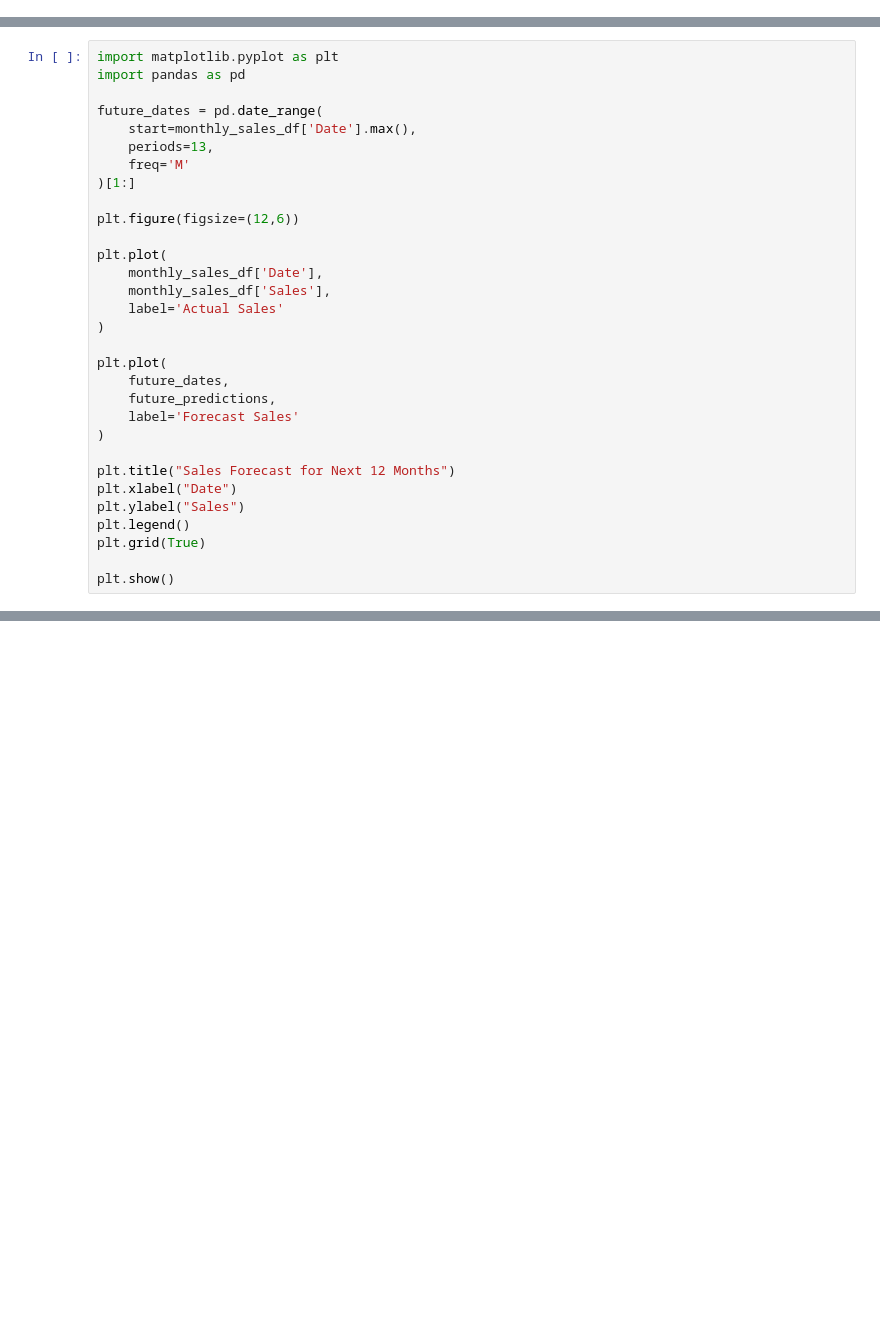
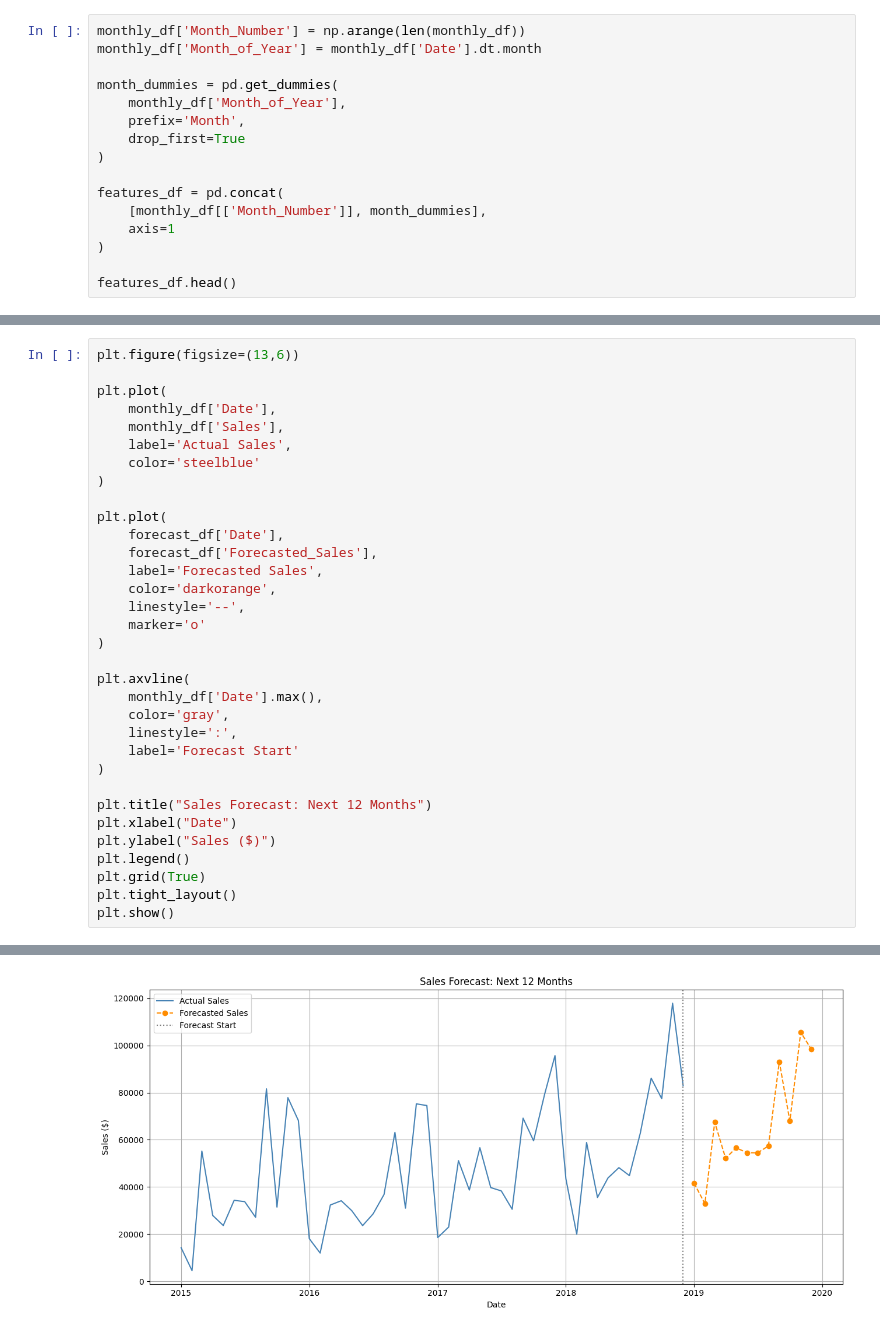
Before and after one commit to sainiveditha04/FUTURE_ML_01, a Jupyter notebook: sales_forecasting.ipynb, the cells around one changed output, grey strips where cells are left out. Drawn from its saved outputs; the diff is of its cells as text; blank space fills up the shorter version.

```diff
--- a/sales_forecasting.ipynb
+++ b/sales_forecasting.ipynb
@@ -103,0 +103,16 @@ Future Sales Predictions:
+# %%
+monthly_df['Month_Number'] = np.arange(len(monthly_df))
+monthly_df['Month_of_Year'] = monthly_df['Date'].dt.month
+
+month_dummies = pd.get_dummies(
+    monthly_df['Month_of_Year'],
+    prefix='Month',
+    drop_first=True
+)
+
+features_df = pd.concat(
+    [monthly_df[['Month_Number']], month_dummies],
+    axis=1
+)
+
+features_df.head()
@@ -104,32 +269,34 @@ Future Sales Predictions:
 # %%
-import matplotlib.pyplot as plt
-import pandas as pd
-
-future_dates = pd.date_range(
-    start=monthly_sales_df['Date'].max(),
-    periods=13,
-    freq='M'
-)[1:]
-
-plt.figure(figsize=(12,6))
+plt.figure(figsize=(13,6))
 
 plt.plot(
-    monthly_sales_df['Date'],
-    monthly_sales_df['Sales'],
-    label='Actual Sales'
+    monthly_df['Date'],
+    monthly_df['Sales'],
+    label='Actual Sales',
+    color='steelblue'
 )
 
 plt.plot(
-    future_dates,
-    future_predictions,
-    label='Forecast Sales'
+    forecast_df['Date'],
+    forecast_df['Forecasted_Sales'],
+    label='Forecasted Sales',
+    color='darkorange',
+    linestyle='--',
+    marker='o'
 )
 
-plt.title("Sales Forecast for Next 12 Months")
+plt.axvline(
+    monthly_df['Date'].max(),
+    color='gray',
+    linestyle=':',
+    label='Forecast Start'
+)
+
+plt.title("Sales Forecast: Next 12 Months")
 plt.xlabel("Date")
-plt.ylabel("Sales")
+plt.ylabel("Sales ($)")
 plt.legend()
 plt.grid(True)
-
+plt.tight_layout()
 plt.show()
 # %% [output]
@@ -136,0 +303 @@ ValueError: Invalid frequency: M. Failed to parse with error message: ValueError
+[figure, added]
```
Also changed, not shown: parts of 32 cells of this notebook.
